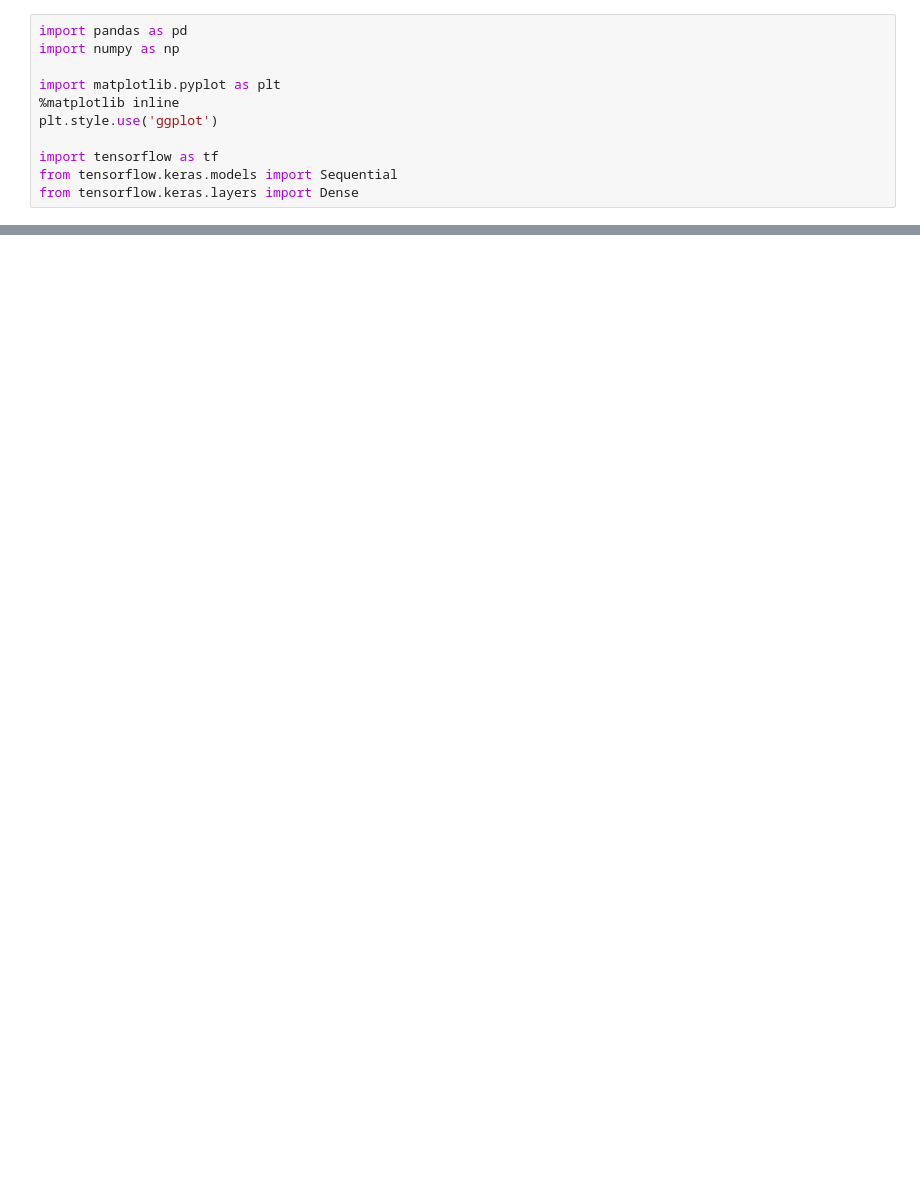
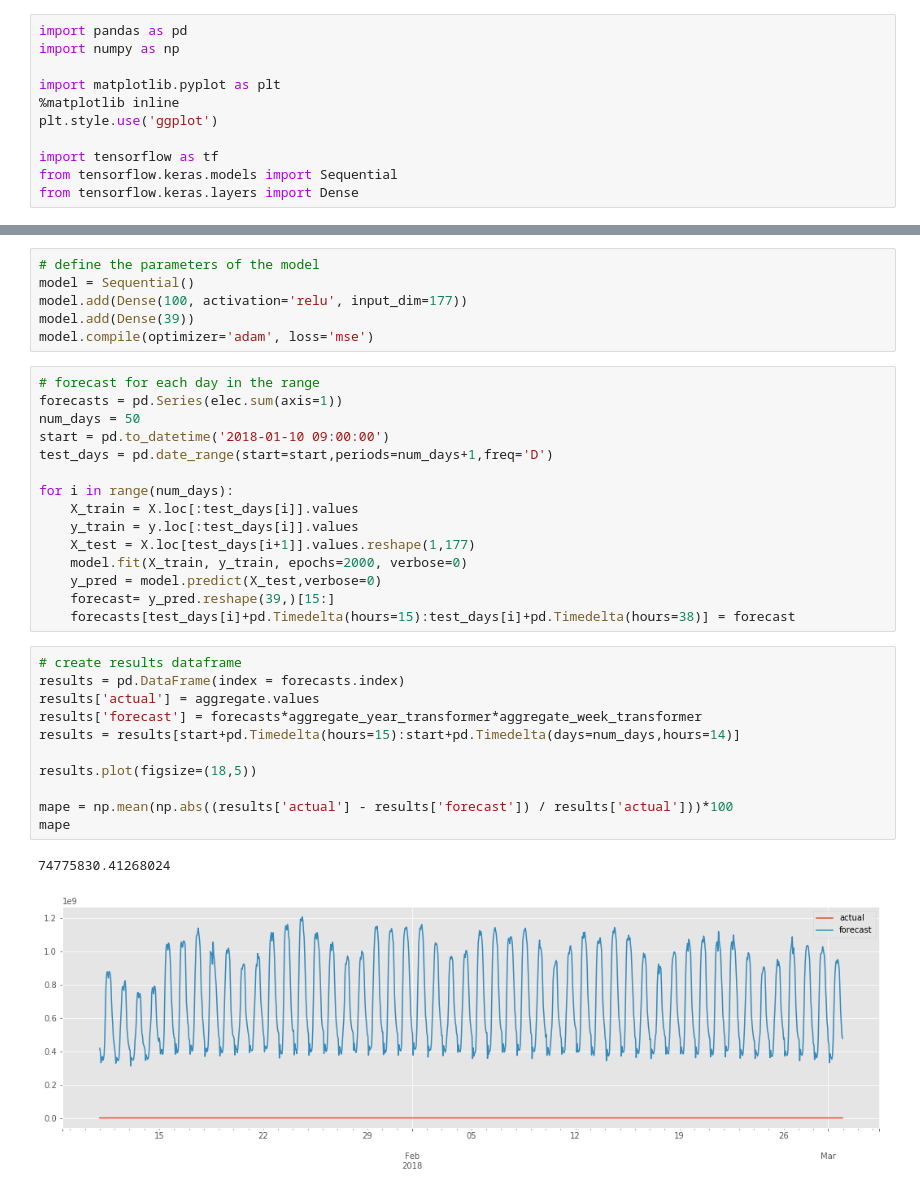
Before and after one commit to kevinkoste/university-load-forecasting, a Jupyter notebook: prediction/MLP.ipynb, the cells around one changed output, grey strips where cells are left out. Saved outputs shown, nothing was run; the diff lists cells and outputs as text; blank space fills up the shorter version.

Commit message:
MLP batch forecasting working

```diff
--- a/prediction/MLP.ipynb
+++ b/prediction/MLP.ipynb
@@ -145,0 +92,35 @@ for i in range(num_days):
+# %%
+# define the parameters of the model
+model = Sequential()
+model.add(Dense(100, activation='relu', input_dim=177))
+model.add(Dense(39))
+model.compile(optimizer='adam', loss='mse')
+# %%
+# forecast for each day in the range
+forecasts = pd.Series(elec.sum(axis=1))
+num_days = 50
+start = pd.to_datetime('2018-01-10 09:00:00')
+test_days = pd.date_range(start=start,periods=num_days+1,freq='D')
+
+for i in range(num_days):
+    X_train = X.loc[:test_days[i]].values
+    y_train = y.loc[:test_days[i]].values
+    X_test = X.loc[test_days[i+1]].values.reshape(1,177)
+    model.fit(X_train, y_train, epochs=2000, verbose=0)
+    y_pred = model.predict(X_test,verbose=0)
+    forecast= y_pred.reshape(39,)[15:]
+    forecasts[test_days[i]+pd.Timedelta(hours=15):test_days[i]+pd.Timedelta(hours=38)] = forecast
+# %%
+# create results dataframe
+results = pd.DataFrame(index = forecasts.index)
+results['actual'] = aggregate.values
+results['forecast'] = forecasts*aggregate_year_transformer*aggregate_week_transformer
+results = results[start+pd.Timedelta(hours=15):start+pd.Timedelta(days=num_days,hours=14)]
+
+results.plot(figsize=(18,5))
+
+mape = np.mean(np.abs((results['actual'] - results['forecast']) / results['actual']))*100
+mape
+# %% [output]
+74775830.41268024
+[figure, added]
```
Also changed, not shown: parts of 16 cells of this notebook.
